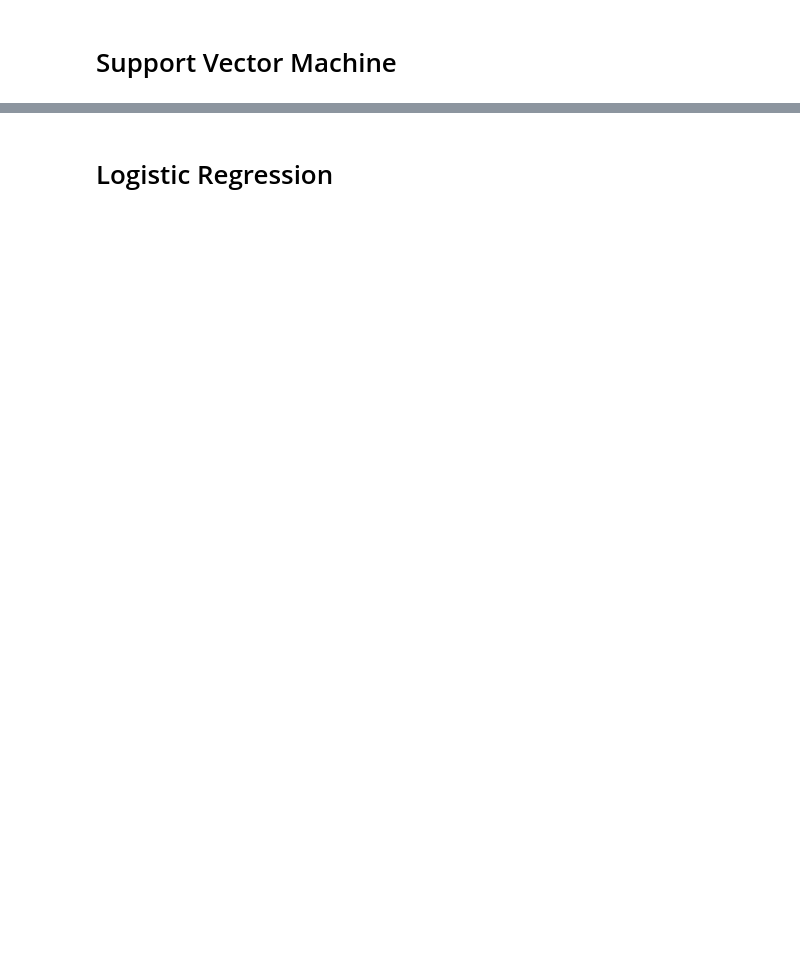
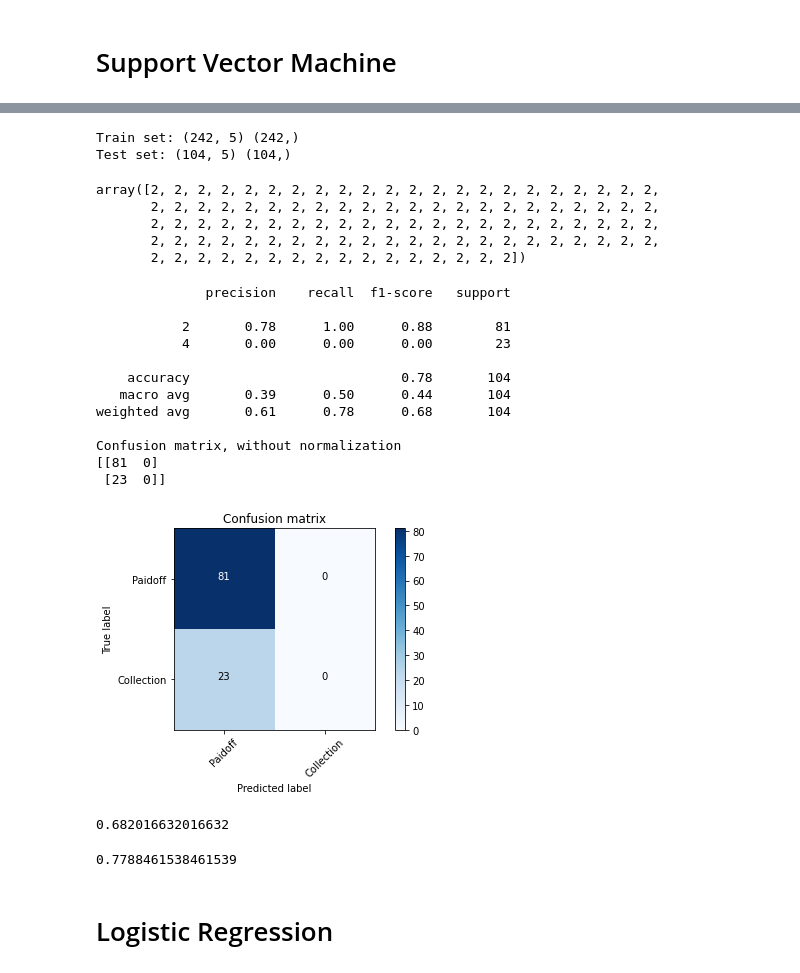
Before and after one commit to sdgrube/IBM_Watson_AI_Capstone, a Jupyter notebook: IBM AI Engineer Coursera Capstone.ipynb, the cells around one changed output, grey strips where cells are left out. Cells and saved outputs as stored; diff of their text form; code cells hidden in the pictures; blank space fills up the shorter version.

```diff
--- a/IBM AI Engineer Coursera Capstone.ipynb
+++ b/IBM AI Engineer Coursera Capstone.ipynb
@@ -348,0 +561,2 @@ Sean Grube note: K = 7 yields the highest test set accuracy (80%)
+# %%
+SVMdf['loan_status'] = SVMdf['loan_status'].astype('int')
@@ -348,0 +579,4 @@ Sean Grube note: K = 7 yields the highest test set accuracy (80%)
+# %%
+#Predict value of loan_status field
+svmy = np.asarray(SVMdf['loan_status'])
+svmy [:]
@@ -348,0 +600,21 @@ Sean Grube note: K = 7 yields the highest test set accuracy (80%)
+# %%
+#Train/Test dataset
+X_train, X_test, y_train, y_test = train_test_split(svmX, svmy, test_size=0.3)
+print ('Train set:', X_train.shape,  y_train.shape)
+print ('Test set:', X_test.shape,  y_test.shape)
+# %% [output]
+Train set: (242, 5) (242,)
+Test set: (104, 5) (104,)
+# %%
+from sklearn import svm
+clf = svm.SVC(kernel='rbf')
+clf.fit(X_train, y_train)
+
+svmyhat = clf.predict(X_test)
+svmyhat [:]
+# %% [output]
+array([2, 2, 2, 2, 2, 2, 2, 2, 2, 2, 2, 2, 2, 2, 2, 2, 2, 2, 2, 2, 2, 2,
+       2, 2, 2, 2, 2, 2, 2, 2, 2, 2, 2, 2, 2, 2, 2, 2, 2, 2, 2, 2, 2, 2,
+       2, 2, 2, 2, 2, 2, 2, 2, 2, 2, 2, 2, 2, 2, 2, 2, 2, 2, 2, 2, 2, 2,
+       2, 2, 2, 2, 2, 2, 2, 2, 2, 2, 2, 2, 2, 2, 2, 2, 2, 2, 2, 2, 2, 2,
+       2, 2, 2, 2, 2, 2, 2, 2, 2, 2, 2, 2, 2, 2, 2, 2])
@@ -349,2 +659,38 @@ Sean Grube note: K = 7 yields the highest test set accuracy (80%)
+# %%
+# Compute confusion matrix
+cnf_matrix = confusion_matrix(y_test, svmyhat, labels=[2,4])
+np.set_printoptions(precision=2)
+
+print (classification_report(y_test, svmyhat))
+
+# Plot non-normalized confusion matrix
+plt.figure()
+plot_confusion_matrix(cnf_matrix, classes=['Paidoff','Collection'],normalize= False,  title='Confusion matrix')
+# %% [output]
+              precision    recall  f1-score   support
+
+           2       0.78      1.00      0.88        81
+           4       0.00      0.00      0.00        23
+
+    accuracy                           0.78       104
+   macro avg       0.39      0.50      0.44       104
+weighted avg       0.61      0.78      0.68       104
+
+Confusion matrix, without normalization
+[[81  0]
+ [23  0]]
+[figure, added]
+# %%
+#f1 score
+from sklearn.metrics import f1_score
+f1_score(y_test, svmyhat, average='weighted')
+# %% [output]
+0.682016632016632
+# %%
+#jaccard
+from sklearn.metrics import jaccard_score
+jaccard_score(y_test, svmyhat,pos_label=2)
+# %% [output]
+0.7788461538461539
 # %% [markdown]
 # Logistic Regression
```
Also changed, not shown: parts of 48 cells of this notebook.
